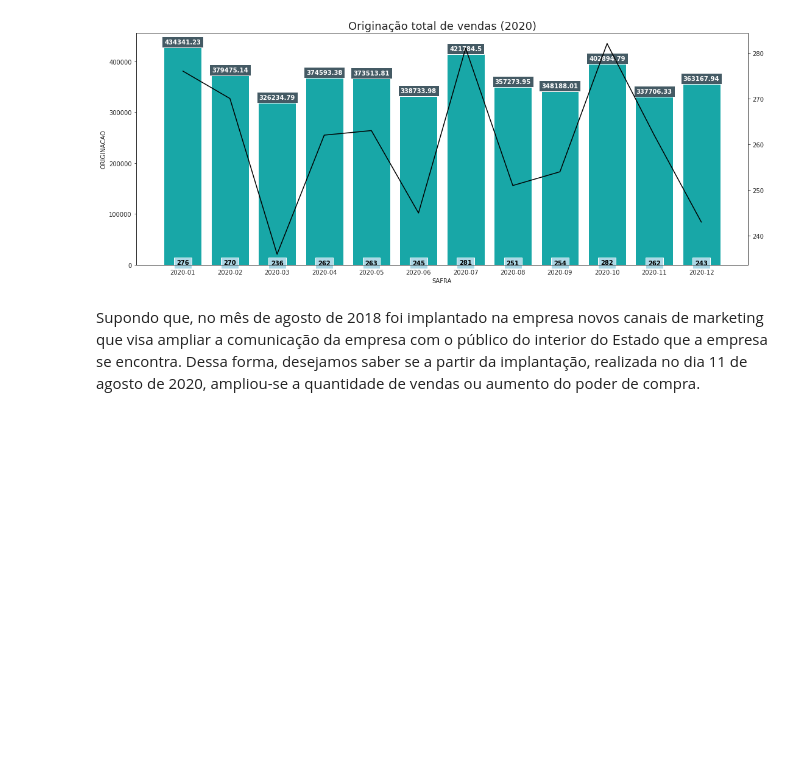
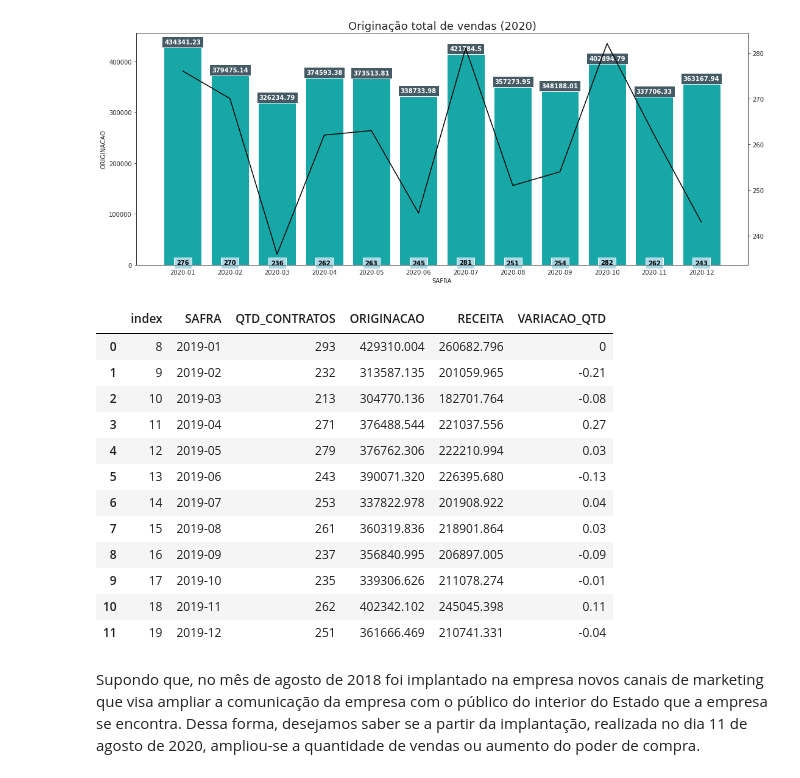
Before and after one commit to wander-asb/Vendas-varejo, a Jupyter notebook: Sales.ipynb, the cells around one changed output. Cells and saved outputs as stored; diff of their text form; code cells hidden in the pictures; blank space fills up the shorter version.

```diff
--- a/Sales.ipynb
+++ b/Sales.ipynb
@@ -244,3 +258,19 @@ plt.show()
+# %%
+segundo_ano
+# %% [output]
+|  | index | SAFRA | QTD_CONTRATOS | ORIGINACAO | RECEITA | VARIACAO_QTD |
+| 0 | 8 | 2019-01 | 293 | 429310.004 | 260682.796 | 0 |
+| 1 | 9 | 2019-02 | 232 | 313587.135 | 201059.965 | -0.21 |
+| 2 | 10 | 2019-03 | 213 | 304770.136 | 182701.764 | -0.08 |
+| 3 | 11 | 2019-04 | 271 | 376488.544 | 221037.556 | 0.27 |
+| 4 | 12 | 2019-05 | 279 | 376762.306 | 222210.994 | 0.03 |
+| 5 | 13 | 2019-06 | 243 | 390071.320 | 226395.680 | -0.13 |
+| 6 | 14 | 2019-07 | 253 | 337822.978 | 201908.922 | 0.04 |
+| 7 | 15 | 2019-08 | 261 | 360319.836 | 218901.864 | 0.03 |
+| 8 | 16 | 2019-09 | 237 | 356840.995 | 206897.005 | -0.09 |
+| 9 | 17 | 2019-10 | 235 | 339306.626 | 211078.274 | -0.01 |
+| 10 | 18 | 2019-11 | 262 | 402342.102 | 245045.398 | 0.11 |
+| 11 | 19 | 2019-12 | 251 | 361666.469 | 210741.331 | -0.04 |
 # %% [markdown]
 Supondo que, no mês de agosto de 2018 foi implantado na empresa novos canais de marketing que visa ampliar a comunicação da empresa com o público do interior do Estado que a empresa se encontra. Dessa forma, desejamos saber se a partir da implantação, realizada no dia 11 de agosto de 2020, ampliou-se a quantidade de vendas ou aumento do poder de compra.
 # %%
```
Also changed, not shown: parts of 3 cells of this notebook.
